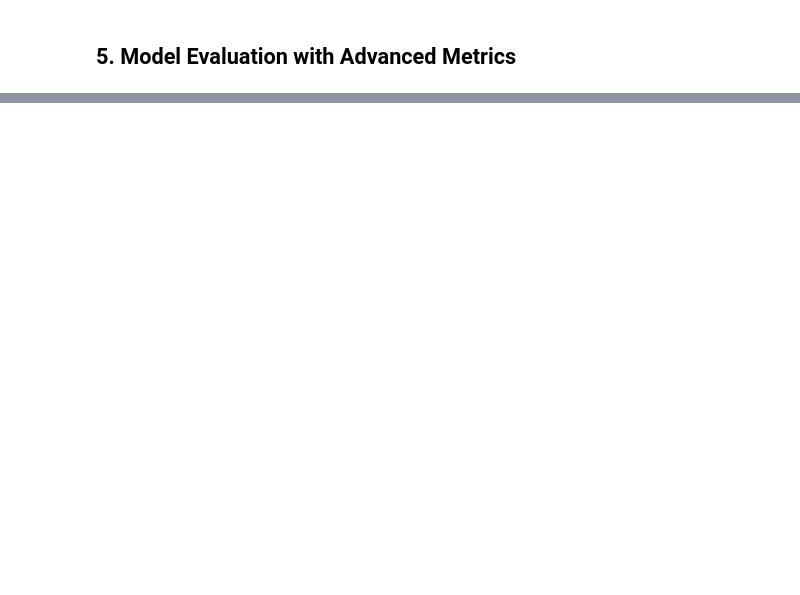
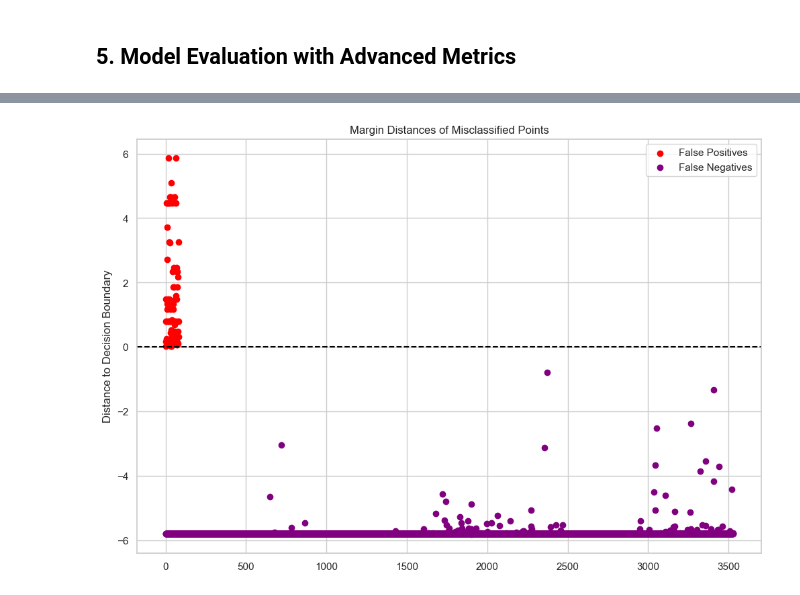
Before and after one commit to chrryyy/bgp_svm, a Jupyter notebook: experiments/dataset1_ratio_1min.ipynb, the cells around one changed output, grey strips where cells are left out. Cells and saved outputs as stored; diff of their text form; code cells hidden in the pictures; blank space fills up the shorter version.

```diff
--- a/experiments/dataset1_ratio_1min.ipynb
+++ b/experiments/dataset1_ratio_1min.ipynb
@@ -391,3 +421,20 @@ plt.show()
+# %%
+# Plot misclassifications
+y_pred = svm.predict(X_test)
+
+# Get false positives and false negatives
+fp = (y_test == 0) & (y_pred == 1)
+fn = (y_test == 1) & (y_pred == 0)
+
+plt.scatter(range(len(distances[fp])), distances[fp], color='red', label='False Positives')
+plt.scatter(range(len(distances[fn])), distances[fn], color='purple', label='False Negatives')
+plt.axhline(0, color='black', linestyle='--')
+plt.title("Margin Distances of Misclassified Points")
+plt.ylabel("Distance to Decision Boundary")
+plt.legend()
+plt.show()
+# %% [output]
+[figure, added]
 # %%
 # T-SNE projection
 from sklearn.manifold import TSNE
```
Also changed, not shown: parts of 14 cells of this notebook, 2 other files.
